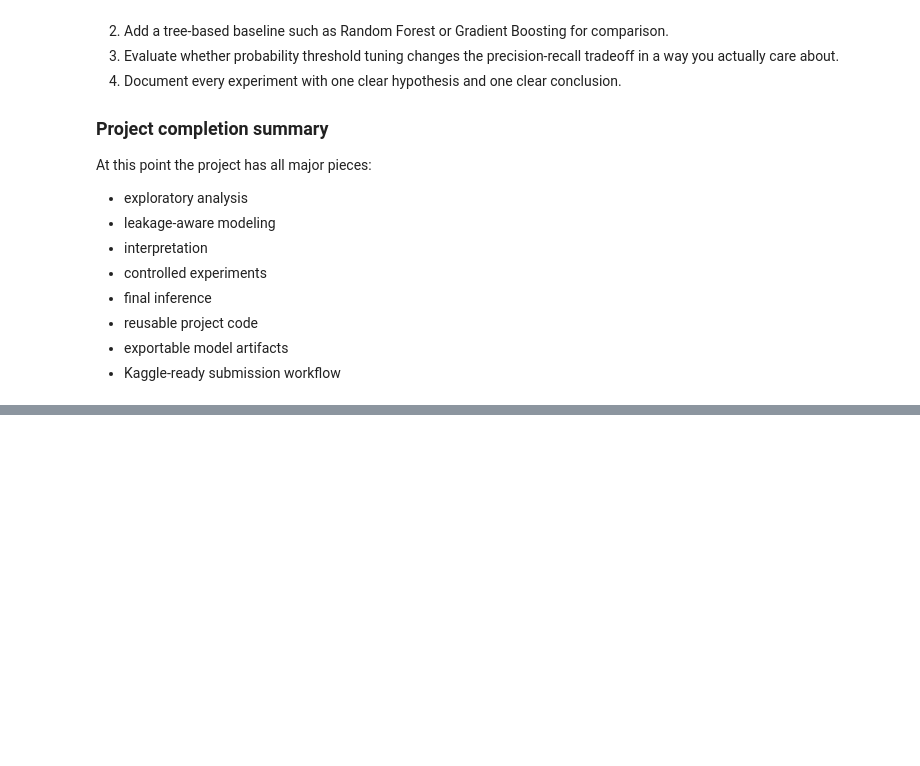
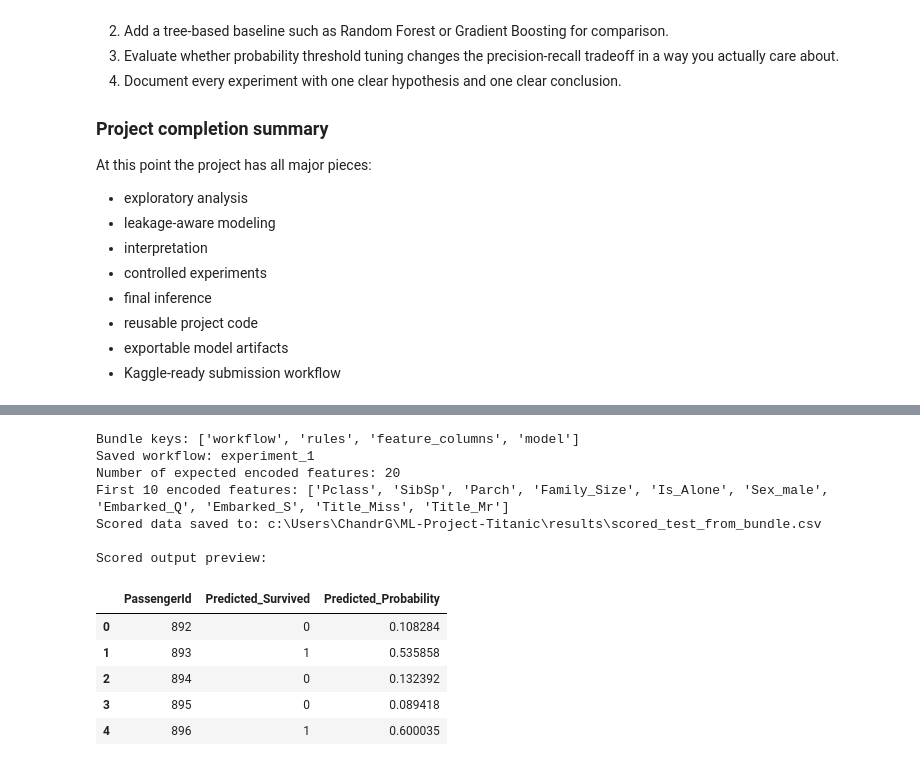
Before and after one commit to ganeshchandra015/ML-Project-Titanic, a Jupyter notebook: notebooks/data_processing.ipynb, the cells around one changed output, grey strips where cells are left out. Cells and saved outputs as stored; diff of their text form; code cells hidden in the pictures; blank space fills up the shorter version.

Commit message:
Completed Project v2- Office Laptop

```diff
--- a/notebooks/data_processing.ipynb
+++ b/notebooks/data_processing.ipynb
@@ -1644,0 +1702,54 @@ At this point the project has all major pieces:
+# %%
+# Section 11 code hints
+
+import importlib
+import src.pipeline as src_pipeline
+import src.utils as src_utils
+
+importlib.reload(src_pipeline)
+importlib.reload(src_utils)
+
+from src.pipeline import score_new_data_with_saved_bundle
+from src.utils import load_pickle
+
+bundle_path = os.path.join(project_root, 'models', 'titanic_logistic_bundle.pkl')
+new_data_path = config.TEST_DATA_PATH
+scored_output_path = os.path.join(project_root, 'results', 'scored_test_from_bundle.csv')
+
+bundle = load_pickle(bundle_path)
+print('Bundle keys:', list(bundle.keys()))
+print('Saved workflow:', bundle['workflow'])
+print('Number of expected encoded features:', len(bundle['feature_columns']))
+print('First 10 encoded features:', bundle['feature_columns'][:10])
+
+scored_new_data = score_new_data_with_saved_bundle(
+    bundle_path=bundle_path,
+    input_path=new_data_path,
+    output_path=scored_output_path,
+    id_column='PassengerId',
+    prediction_column='Predicted_Survived',
+    probability_column='Predicted_Probability',
+)
+
+print(f"Scored data saved to: {scored_output_path}")
+print("\nScored output preview:")
+display(scored_new_data.head())
+
+# Training note:
+# To score a truly new source, replace new_data_path with your own CSV path.
+# That CSV must still contain the raw columns expected by the preprocessing pipeline,
+# or you must first rename/map its columns into the Titanic schema before calling the function.
+# %% [output]
+Bundle keys: ['workflow', 'rules', 'feature_columns', 'model']
+Saved workflow: experiment_1
+Number of expected encoded features: 20
+First 10 encoded features: ['Pclass', 'SibSp', 'Parch', 'Family_Size', 'Is_Alone', 'Sex_male', 'Embarked_Q', 'Embarked_S', 'Title_Miss', 'Title_Mr']
+Scored data saved to: c:\Users\ChandrG\ML-Project-Titanic\results\scored_test_from_bundle.csv
+
+Scored output preview:
+|  | PassengerId | Predicted_Survived | Predicted_Probability |
+| 0 | 892 | 0 | 0.108284 |
+| 1 | 893 | 1 | 0.535858 |
+| 2 | 894 | 0 | 0.132392 |
+| 3 | 895 | 0 | 0.089418 |
+| 4 | 896 | 1 | 0.600035 |
```
Also changed, not shown: parts of 1 cell of this notebook, 2 other files.
